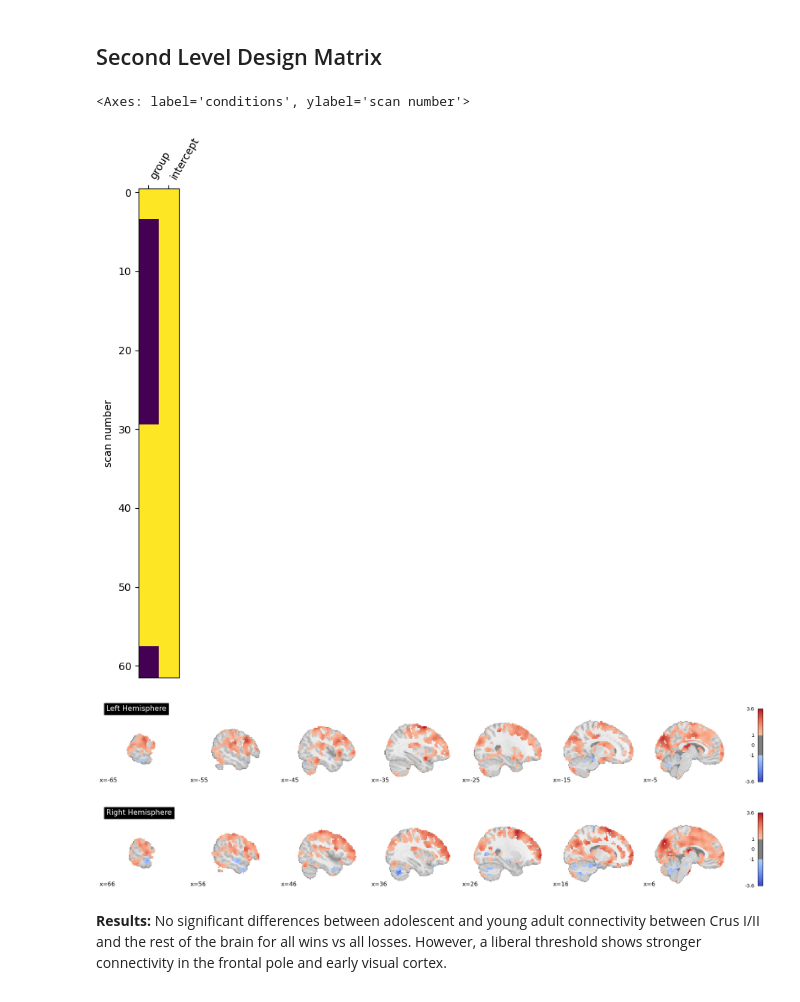
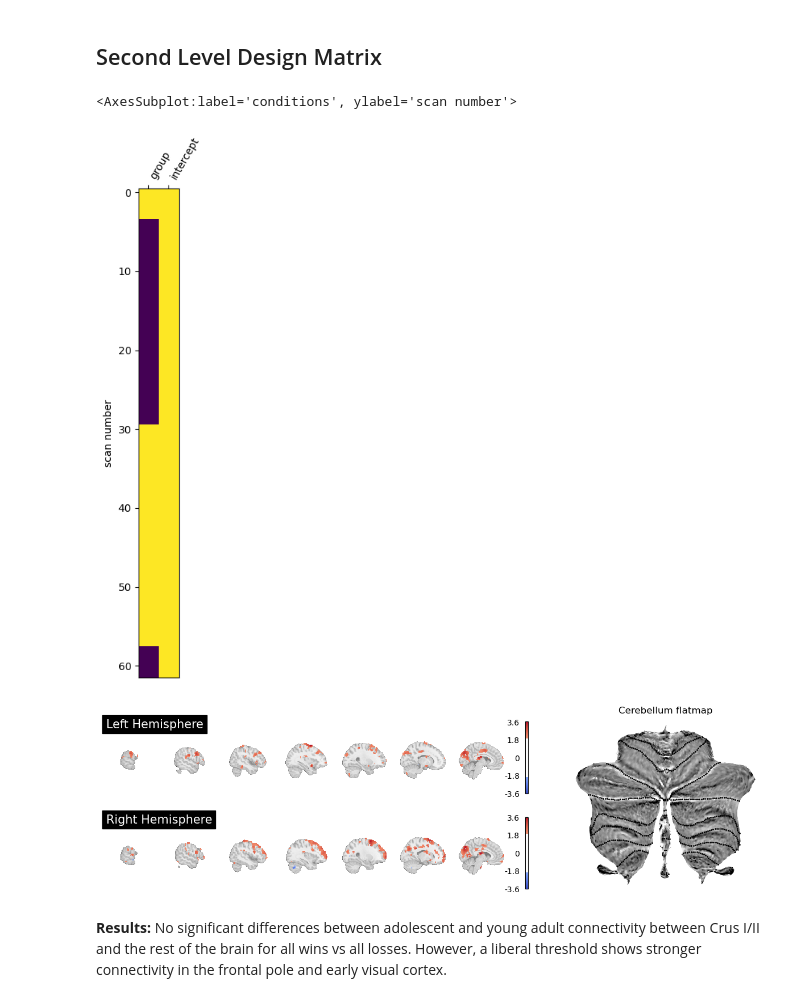
Before and after one commit to hspopal/social_doors, a Jupyter notebook: code/ppi_cerebellum.ipynb, the cells around one changed output. Cells and saved outputs as stored; diff of their text form; code cells hidden in the pictures.

```diff
--- a/code/ppi_cerebellum.ipynb
+++ b/code/ppi_cerebellum.ipynb
@@ -566,6 +599,10 @@ plot_stat_contours('zmap_ppi_region08_adole', thresh=1)
 # %%
 # Make a copy for the design matrix df
 subjs_info_num = subjs_scan_info.copy()
+
+# Remove bad subjects
+subjs_info_num = subjs_info_num[subjs_info_num['participant_id'] != 'sub-4069']
+
 
 # Turn values numeric
 subjs_info_num = subjs_info_num.replace({'group': {'college': -1, 'kid': 1}})
@@ -580,7 +617,7 @@ design_matrix = make_second_level_design_matrix(subjs_list, subjs_info_num)
 
 plot_design_matrix(design_matrix)
 # %% [output]
-<Axes: label='conditions', ylabel='scan number'>
+<AxesSubplot:label='conditions', ylabel='scan number'>
 [figure]
 # %%
 # Find PPI data
@@ -605,8 +643,7 @@ threshold_data['zmap_ppi_region08_adoleVadult_fdr_'+str(alpha)] = threshold
 # %%
-plot_stat_contours('zmap_ppi_region08_adoleVadult', thresh=1)
+plot_stat_contours('zmap_ppi_region08_adoleVadult', mc='fdr', mc_alpha=0.05, thresh=2)
 # %% [output]
-[figure, old version]
+[figure, new version]
-[figure, removed]
 # %% [markdown]
 **Results:** No significant differences between adolescent and young adult connectivity between Crus I/II and the rest of the brain for all wins vs all losses. However, a liberal threshold shows stronger connectivity in the frontal pole and early visual cortex.
 # %% [markdown]
```
Also changed, not shown: parts of 14 cells of this notebook, 11 other files.
